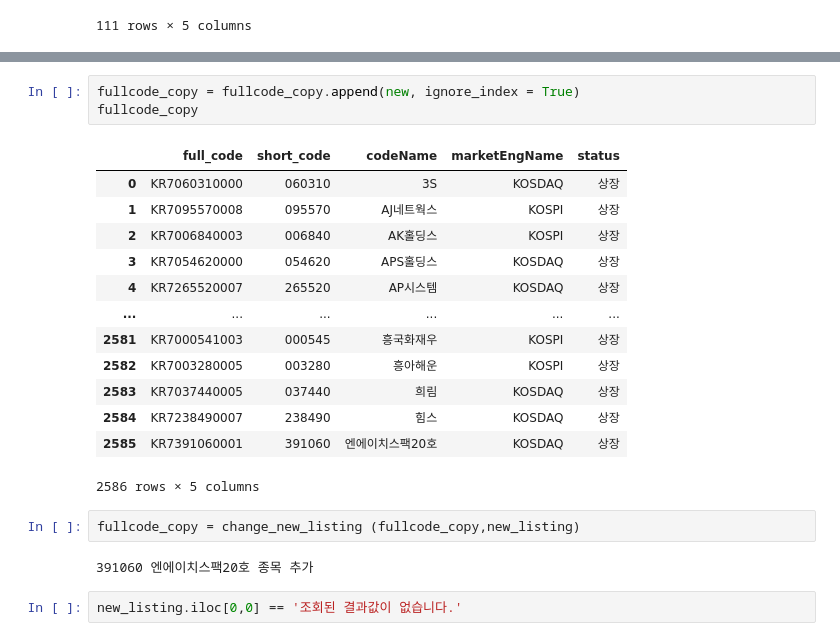
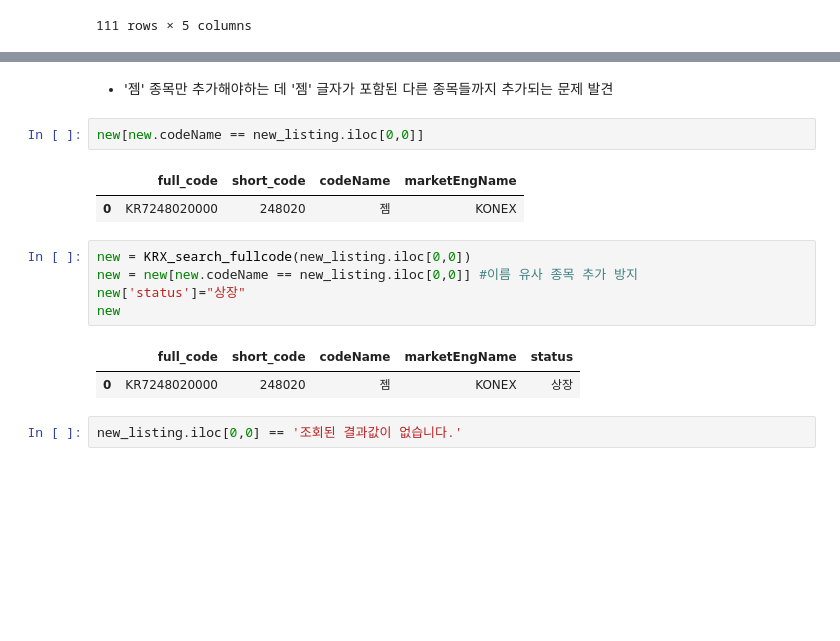
Before and after one commit to baeksumin/k-project, a Jupyter notebook: KRX_fullcode.ipynb, the cells around one changed output, grey strips where cells are left out. Cells and saved outputs as stored; diff of their text form; blank space fills up the shorter version.

```diff
--- a/KRX_fullcode.ipynb
+++ b/KRX_fullcode.ipynb
@@ -359,24 +345,18 @@ new
-# %%
-fullcode_copy = fullcode_copy.append(new, ignore_index = True)
-fullcode_copy
-# %% [output]
-|  | full_code | short_code | codeName | marketEngName | status |
-| 0 | KR7060310000 | 060310 | 3S | KOSDAQ | 상장 |
-| 1 | KR7095570008 | 095570 | AJ네트웍스 | KOSPI | 상장 |
-| 2 | KR7006840003 | 006840 | AK홀딩스 | KOSPI | 상장 |
-| 3 | KR7054620000 | 054620 | APS홀딩스 | KOSDAQ | 상장 |
-| 4 | KR7265520007 | 265520 | AP시스템 | KOSDAQ | 상장 |
-| ... | ... | ... | ... | ... | ... |
-| 2581 | KR7000541003 | 000545 | 흥국화재우 | KOSPI | 상장 |
-| 2582 | KR7003280005 | 003280 | 흥아해운 | KOSPI | 상장 |
-| 2583 | KR7037440005 | 037440 | 희림 | KOSDAQ | 상장 |
-| 2584 | KR7238490007 | 238490 | 힘스 | KOSDAQ | 상장 |
-| 2585 | KR7391060001 | 391060 | 엔에이치스팩20호 | KOSDAQ | 상장 |
-2586 rows × 5 columns
-# %%
-fullcode_copy = change_new_listing (fullcode_copy,new_listing)
-# %% [output]
-391060 엔에이치스팩20호 종목 추가
+# %% [markdown]
+- '젬' 종목만 추가해야하는 데 '젬' 글자가 포함된 다른 종목들까지 추가되는 문제 발견
+# %%
+new[new.codeName == new_listing.iloc[0,0]]
+# %% [output]
+|  | full_code | short_code | codeName | marketEngName |
+| 0 | KR7248020000 | 248020 | 젬 | KONEX |
+# %%
+new = KRX_search_fullcode(new_listing.iloc[0,0])
+new = new[new.codeName == new_listing.iloc[0,0]] #이름 유사 종목 추가 방지
+new['status']="상장"
+new
+# %% [output]
+|  | full_code | short_code | codeName | marketEngName | status |
+| 0 | KR7248020000 | 248020 | 젬 | KONEX | 상장 |
 # %%
 new_listing.iloc[0,0] == '조회된 결과값이 없습니다.'
 # %% [output]
```
Also changed, not shown: parts of 11 cells of this notebook.
